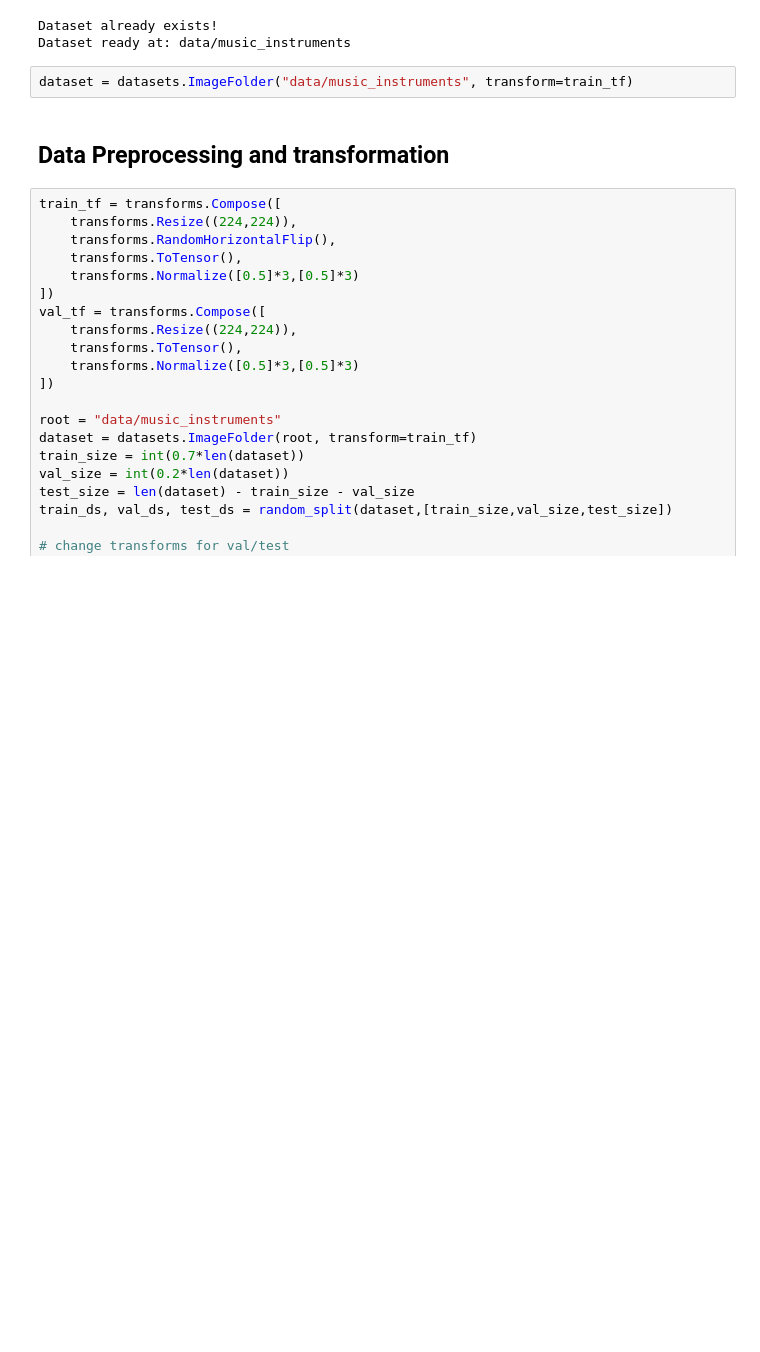
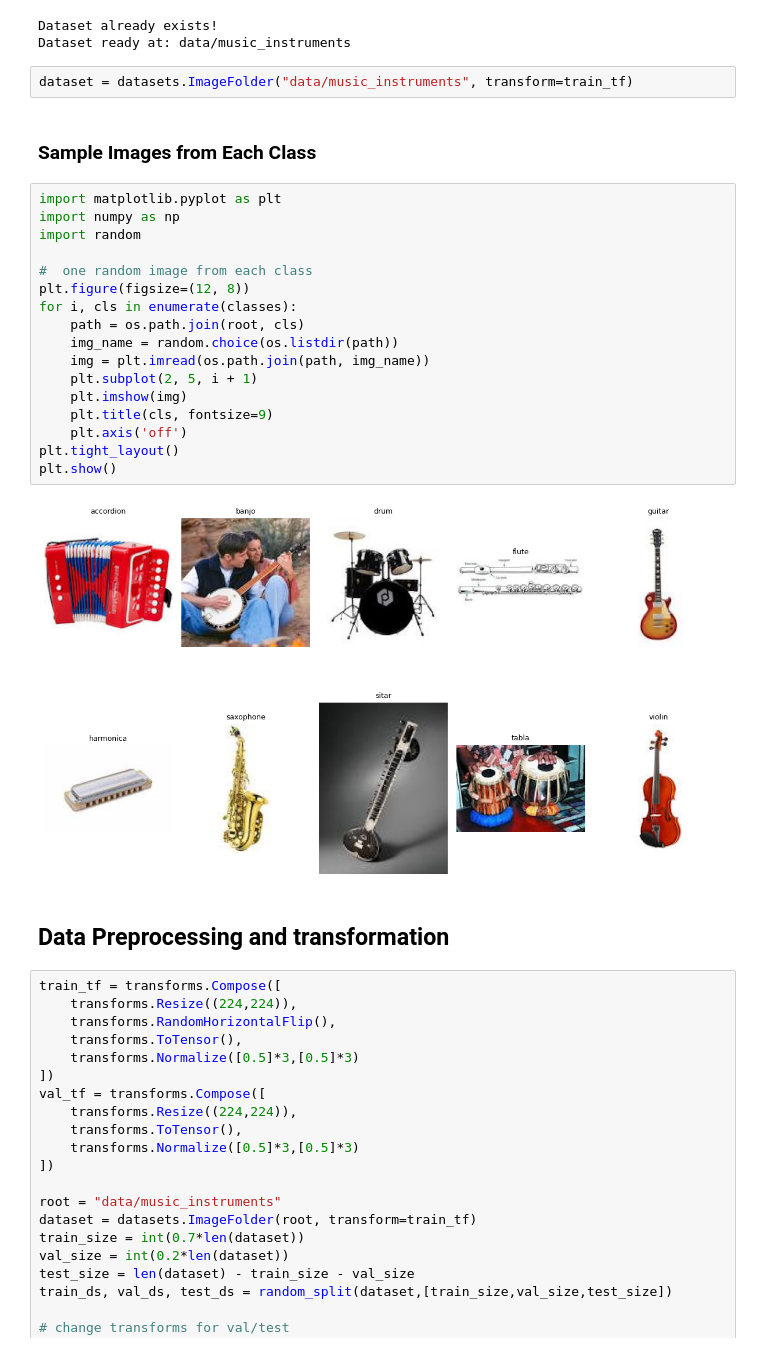
Before and after one commit to harshitxjangam/Imageclass_DL, a Jupyter notebook: notebooks/HW1_MusicInstrument_Classification.ipynb, the cells around one changed output. Drawn from its saved outputs; the diff is of its cells as text; blank space fills up the shorter version.

```diff
--- a/notebooks/HW1_MusicInstrument_Classification.ipynb
+++ b/notebooks/HW1_MusicInstrument_Classification.ipynb
@@ -48,6 +48,27 @@ Dataset already exists!
 Dataset ready at: data/music_instruments
 # %%
 dataset = datasets.ImageFolder("data/music_instruments", transform=train_tf)
+# %% [markdown]
+### **Sample Images from Each Class**
+# %%
+import matplotlib.pyplot as plt
+import numpy as np
+import random
+
+#  one random image from each class
+plt.figure(figsize=(12, 8))
+for i, cls in enumerate(classes):
+    path = os.path.join(root, cls)
+    img_name = random.choice(os.listdir(path))
+    img = plt.imread(os.path.join(path, img_name))
+    plt.subplot(2, 5, i + 1)
+    plt.imshow(img)
+    plt.title(cls, fontsize=9)
+    plt.axis('off')
+plt.tight_layout()
+plt.show()
+# %% [output]
+[figure, added]
 # %% [markdown]
 ## **Data Preprocessing and transformation**
 # %%
```
